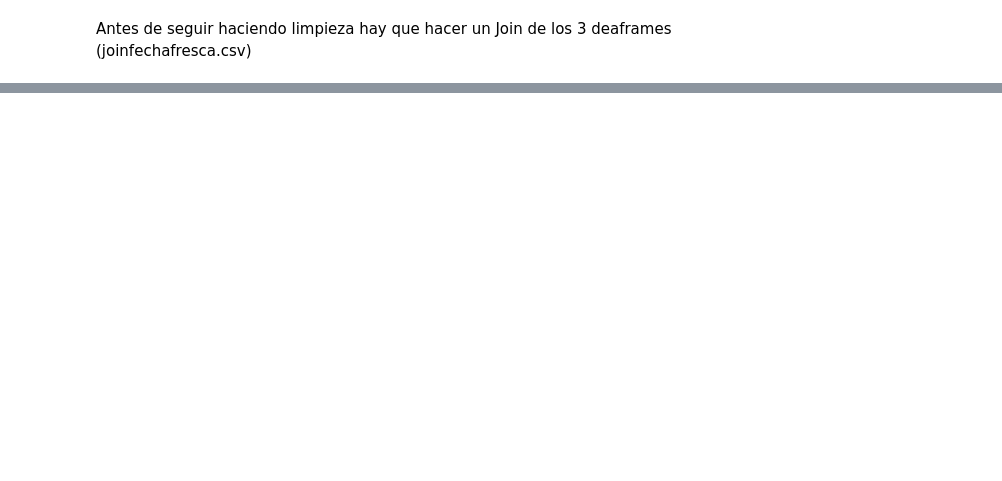
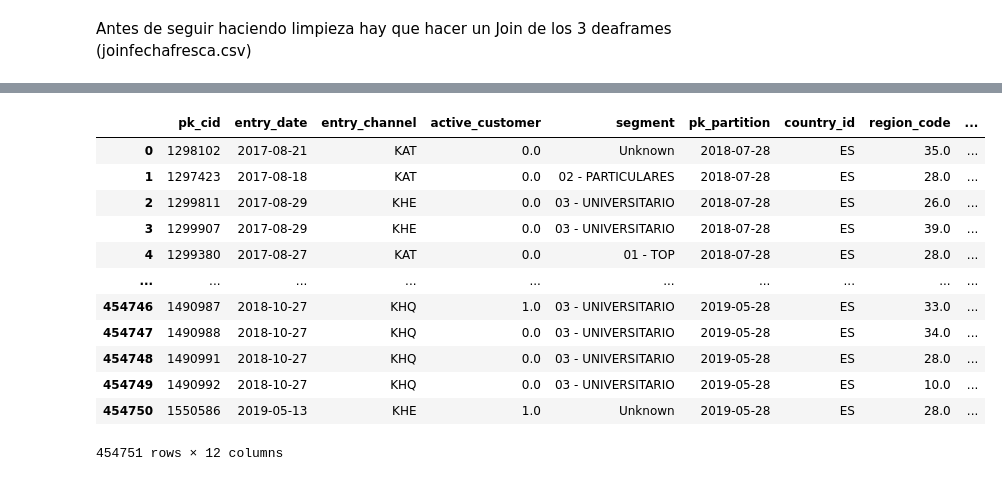
Before and after one commit to Kasoa8/Nuclio_EasyMoney, a Jupyter notebook: preprocesing_2.ipynb, the cells around one changed output, grey strips where cells are left out. Cells and saved outputs as stored; diff of their text form; code cells hidden in the pictures; blank space fills up the shorter version.

```diff
--- a/preprocesing_2.ipynb
+++ b/preprocesing_2.ipynb
@@ -788,0 +776,3 @@ plt.show()
+# %%
+# Quedarse con la transacción más reciente por usuario (pk_cid)
+df_socialdemographic_recent = df_socialdemographic.sort_values('pk_partition').groupby('pk_cid').tail(1).reset_index(drop=True)
@@ -795,0 +841,3 @@ df_final = pd.merge(df_comercial_activity, df_socialdemographic, on = "pk_cid")
+# %%
+# Fusionar df_comercial_activity_recent y df_socialdemographic_recent por pk_cid
+df_merged_cid = pd.merge(df_comercial_activity_recent, df_socialdemographic_recent, on='pk_cid', suffixes=('_commercial', '_social'))
@@ -795,0 +860,22 @@ df_final = pd.merge(df_comercial_activity, df_socialdemographic, on = "pk_cid")
+# %%
+#Nos quedamos con solo una columna de las dos que hay de "pk_partition"
+df_merged_cid.drop(columns=['pk_partition_commercial'], inplace=True)
+# %%
+# Usando rename para cambiar el nombre de la columna 'A' a 'X'
+df_merged_cid = df_merged_cid.rename(columns={'pk_partition_social': 'pk_partition'})
+# %%
+df_merged_cid
+# %% [output]
+|  | pk_cid | entry_date | entry_channel | active_customer | segment | pk_partition | country_id | region_code | ... |
+| 0 | 1298102 | 2017-08-21 | KAT | 0.0 | Unknown | 2018-07-28 | ES | 35.0 | ... |
+| 1 | 1297423 | 2017-08-18 | KAT | 0.0 | 02 - PARTICULARES | 2018-07-28 | ES | 28.0 | ... |
+| 2 | 1299811 | 2017-08-29 | KHE | 0.0 | 03 - UNIVERSITARIO | 2018-07-28 | ES | 26.0 | ... |
+| 3 | 1299907 | 2017-08-29 | KHE | 0.0 | 03 - UNIVERSITARIO | 2018-07-28 | ES | 39.0 | ... |
+| 4 | 1299380 | 2017-08-27 | KAT | 0.0 | 01 - TOP | 2018-07-28 | ES | 28.0 | ... |
+| ... | ... | ... | ... | ... | ... | ... | ... | ... | ... |
+| 454746 | 1490987 | 2018-10-27 | KHQ | 1.0 | 03 - UNIVERSITARIO | 2019-05-28 | ES | 33.0 | ... |
+| 454747 | 1490988 | 2018-10-27 | KHQ | 0.0 | 03 - UNIVERSITARIO | 2019-05-28 | ES | 34.0 | ... |
+| 454748 | 1490991 | 2018-10-27 | KHQ | 0.0 | 03 - UNIVERSITARIO | 2019-05-28 | ES | 28.0 | ... |
+| 454749 | 1490992 | 2018-10-27 | KHQ | 0.0 | 03 - UNIVERSITARIO | 2019-05-28 | ES | 10.0 | ... |
+| 454750 | 1550586 | 2019-05-13 | KHE | 1.0 | Unknown | 2019-05-28 | ES | 28.0 | ... |
+454751 rows × 12 columns
```
Also changed, not shown: parts of 41 cells of this notebook.
